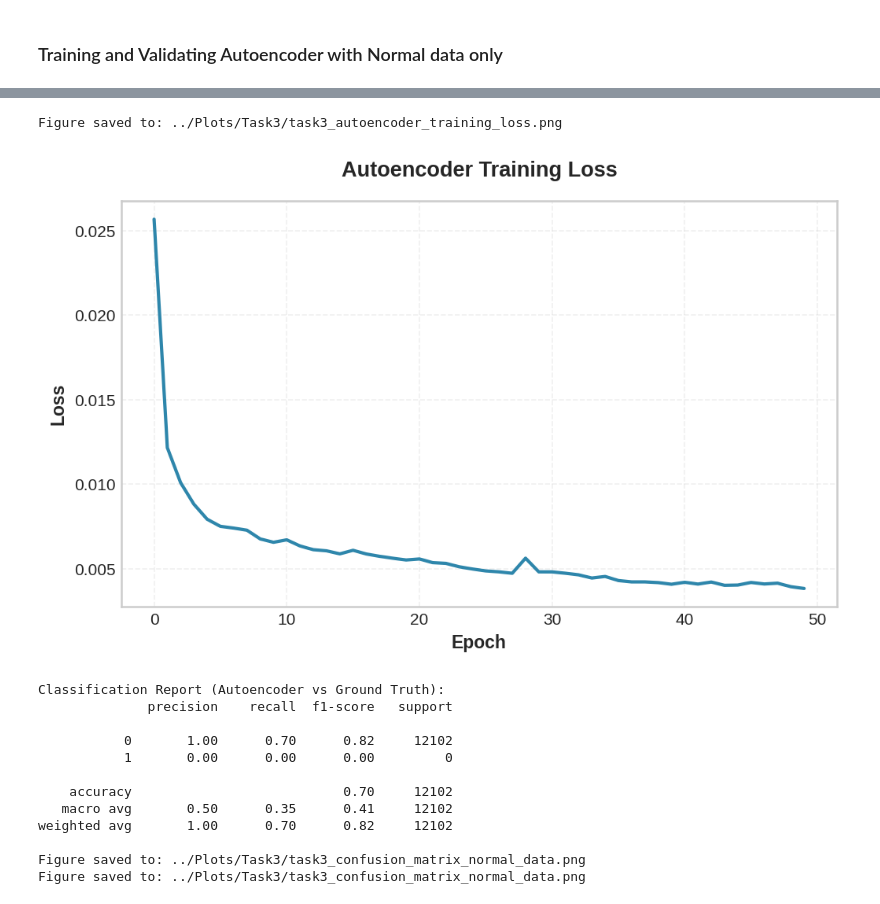
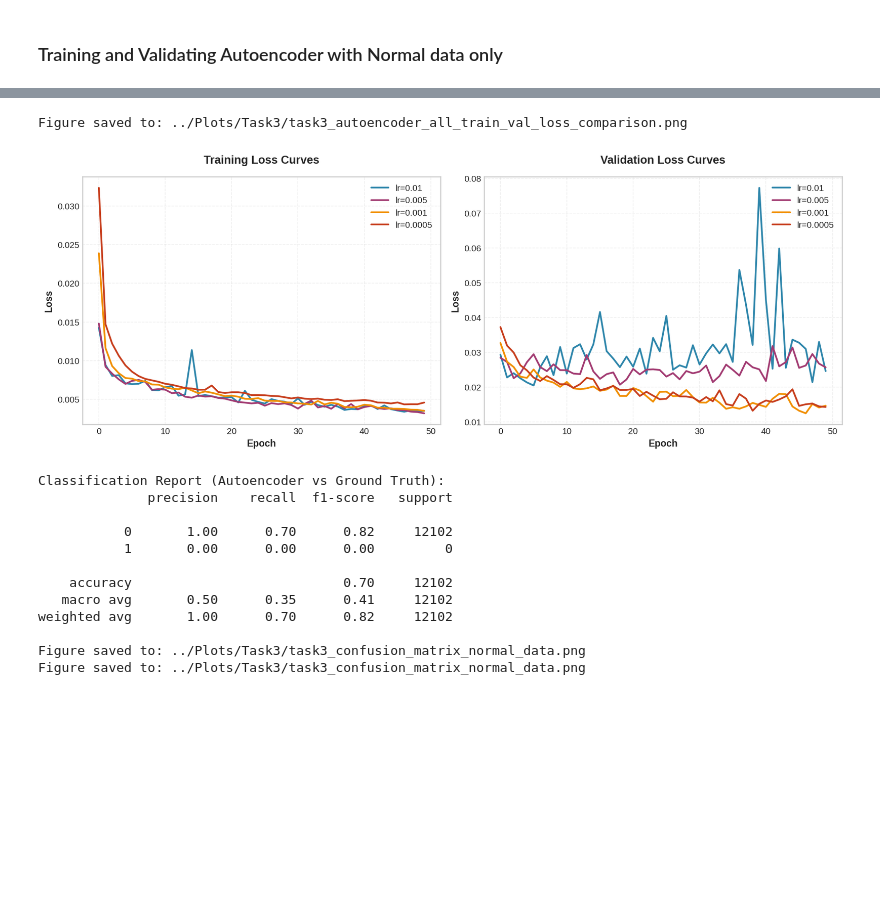
Before and after one commit to RenatoMignone/unsupervised-network-intrusion-detection, a Jupyter notebook: lab/notebooks/Task3.ipynb, the cells around one changed output, grey strips where cells are left out. Saved outputs shown, nothing was run; the diff lists cells and outputs as text; code cells hidden in the pictures; blank space fills up the shorter version.

Commit message:
task 3

```diff
--- a/lab/notebooks/Task3.ipynb
+++ b/lab/notebooks/Task3.ipynb
@@ -401,19 +549,35 @@ Epoch 50/50, Loss: 0.0038
-# %%
-plt.figure(figsize=(7, 4.5))
-plt.plot(train_losses, linewidth=2, color='#2E86AB')
-plt.xlabel('Epoch')
-plt.ylabel('Loss')
-plt.title('Autoencoder Training Loss', pad=15)
-plt.grid(True, alpha=0.3, linestyle='--')
-plt.tight_layout()
-save_figure_for_report('task3_autoencoder_training_loss.png')
-plt.show()
-plt.close()
-
-# It seems it's converging
-# %% [output]
-Figure saved to: ../Plots/Task3/task3_autoencoder_training_loss.png
-[figure, removed]
+# %%
+# Plot all training and validation loss curves for all learning rates in a single figure (no retraining, just using stored loss_curves)
+fig, axes = plt.subplots(1, 2, figsize=(13, 5))
+
+colors = ['#2E86AB', '#A23B72', '#F18F01', '#C73E1D']
+labels = [f'lr={lr}' for lr in learning_rates]
+
+for idx, lr in enumerate(learning_rates):
+    train_losses = loss_curves[lr]['train']
+    val_losses = loss_curves[lr]['val']
+    axes[0].plot(train_losses, label=labels[idx], color=colors[idx], linewidth=2)
+    axes[1].plot(val_losses, label=labels[idx], color=colors[idx], linewidth=2)
+
+axes[0].set_title('Training Loss Curves', pad=15)
+axes[0].set_xlabel('Epoch')
+axes[0].set_ylabel('Loss')
+axes[0].grid(True, alpha=0.3, linestyle='--')
+axes[0].legend()
+
+axes[1].set_title('Validation Loss Curves', pad=15)
+axes[1].set_xlabel('Epoch')
+axes[1].set_ylabel('Loss')
+axes[1].grid(True, alpha=0.3, linestyle='--')
+axes[1].legend()
+
+plt.tight_layout()
+save_figure_for_report('task3_autoencoder_all_train_val_loss_comparison.png')
+plt.show()
+plt.close()
+# %% [output]
+Figure saved to: ../Plots/Task3/task3_autoencoder_all_train_val_loss_comparison.png
+[figure, added]
 # %%
 # TRAINING DATASET WITH ONLY NORMAL SAMPLES
 # Switch to evaluation mode
```
Also changed, not shown: parts of 11 cells of this notebook, 12 other files.
